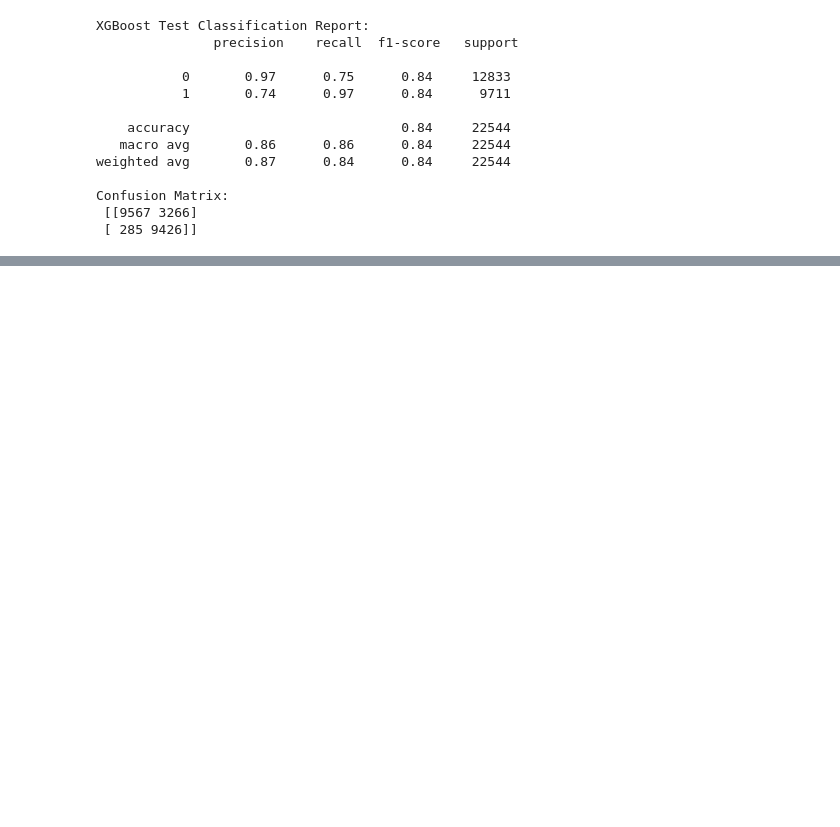
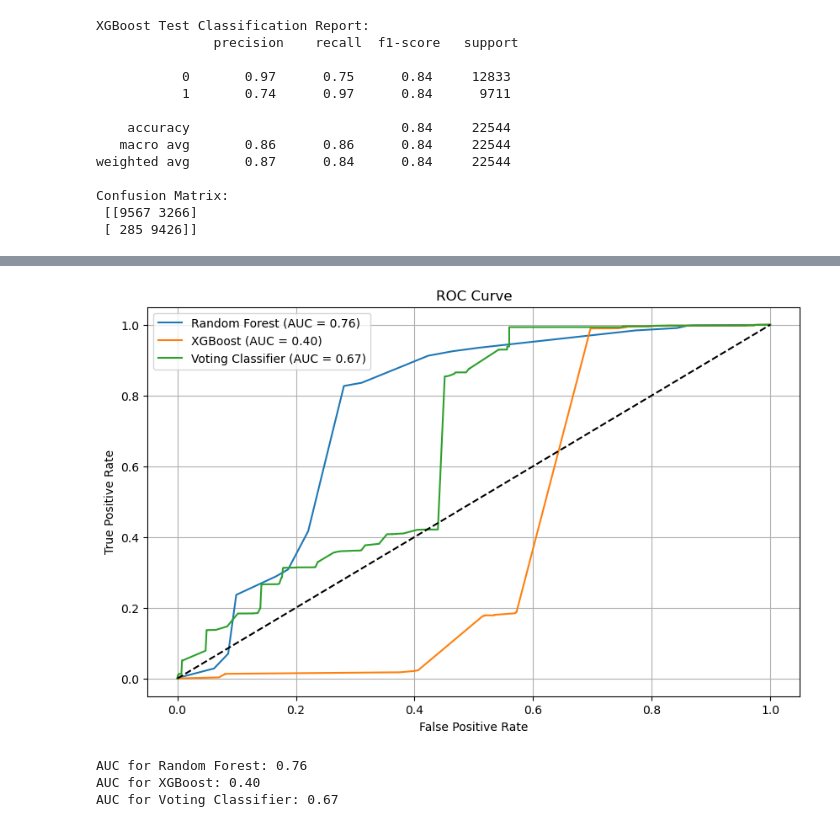
Before and after one commit to AChiu2700/HoneyPot, a Jupyter notebook: Honeypot.ipynb, the cells around one changed output, grey strips where cells are left out. Drawn from its saved outputs; the diff is of its cells as text; code cells hidden in the pictures; blank space fills up the shorter version.

```diff
--- a/Honeypot.ipynb
+++ b/Honeypot.ipynb
@@ -349,0 +413,33 @@ Confusion Matrix:
+# %%
+# Calculate ROC curve for each model
+fpr_rf, tpr_rf, _ = roc_curve(y_test, rf_pred_proba)
+fpr_xgb, tpr_xgb, _ = roc_curve(y_test, xgb_pred_proba)
+fpr_voting, tpr_voting, _ = roc_curve(y_test, voting_pred_proba)
+# %%
+# Plotting the ROC curves
+plt.figure(figsize=(10, 6))
+plt.plot(fpr_rf, tpr_rf, label='Random Forest (AUC = {:.2f})'.format(auc(fpr_rf, tpr_rf)))
+plt.plot(fpr_xgb, tpr_xgb, label='XGBoost (AUC = {:.2f})'.format(auc(fpr_xgb, tpr_xgb)))
+plt.plot(fpr_voting, tpr_voting, label='Voting Classifier (AUC = {:.2f})'.format(auc(fpr_voting, tpr_voting)))
+plt.plot([0, 1], [0, 1], 'k--')  # Diagonal line
+plt.title('ROC Curve')
+plt.xlabel('False Positive Rate')
+plt.ylabel('True Positive Rate')
+plt.legend()
+plt.grid()
+plt.show()
+# %% [output]
+[figure, added]
+# %%
+# Calculate AUC for each model
+roc_auc_rf = auc(fpr_rf, tpr_rf)
+roc_auc_xgb = auc(fpr_xgb, tpr_xgb)
+roc_auc_voting = auc(fpr_voting, tpr_voting)
+
+print(f"AUC for Random Forest: {roc_auc_rf:.2f}")
+print(f"AUC for XGBoost: {roc_auc_xgb:.2f}")
+print(f"AUC for Voting Classifier: {roc_auc_voting:.2f}")
+# %% [output]
+AUC for Random Forest: 0.76
+AUC for XGBoost: 0.40
+AUC for Voting Classifier: 0.67
```
Also changed, not shown: parts of 8 cells of this notebook, 1 other file.
